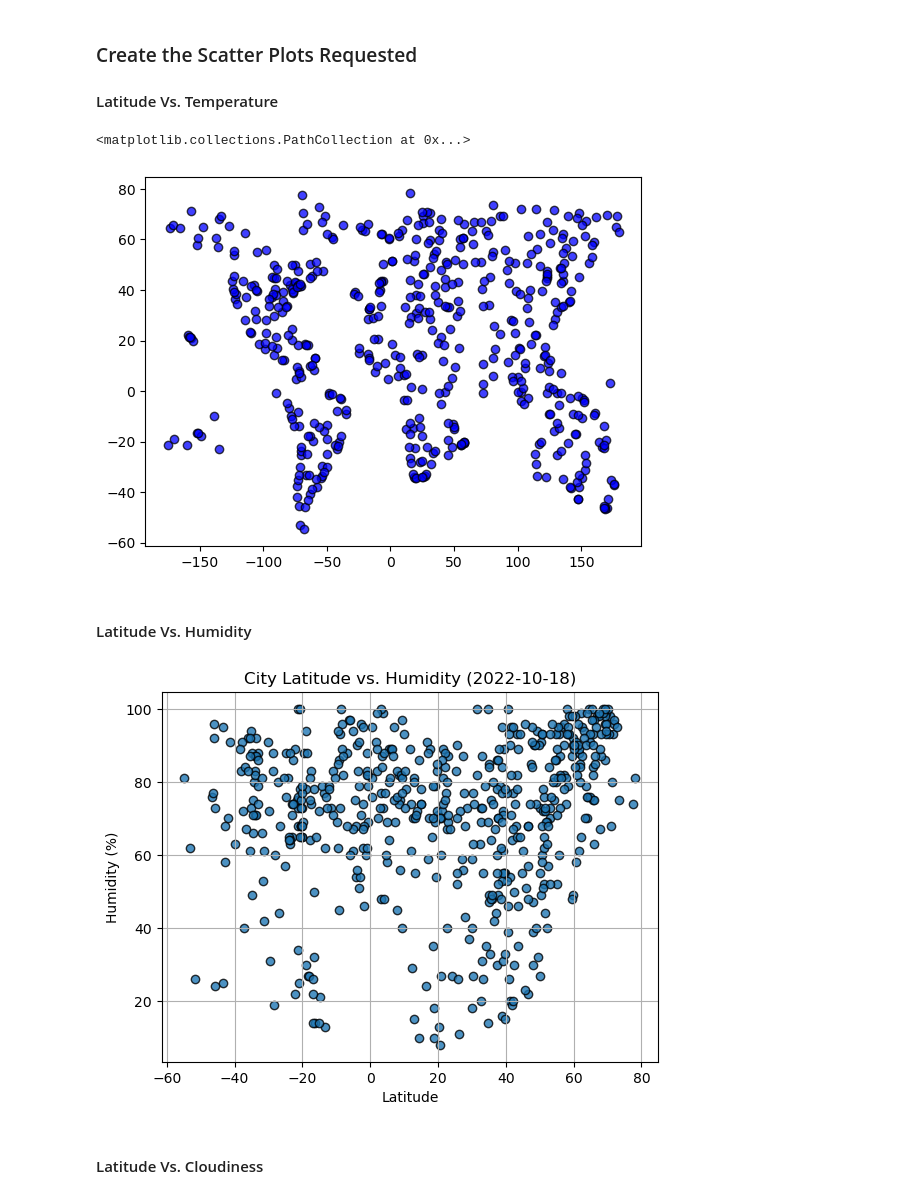
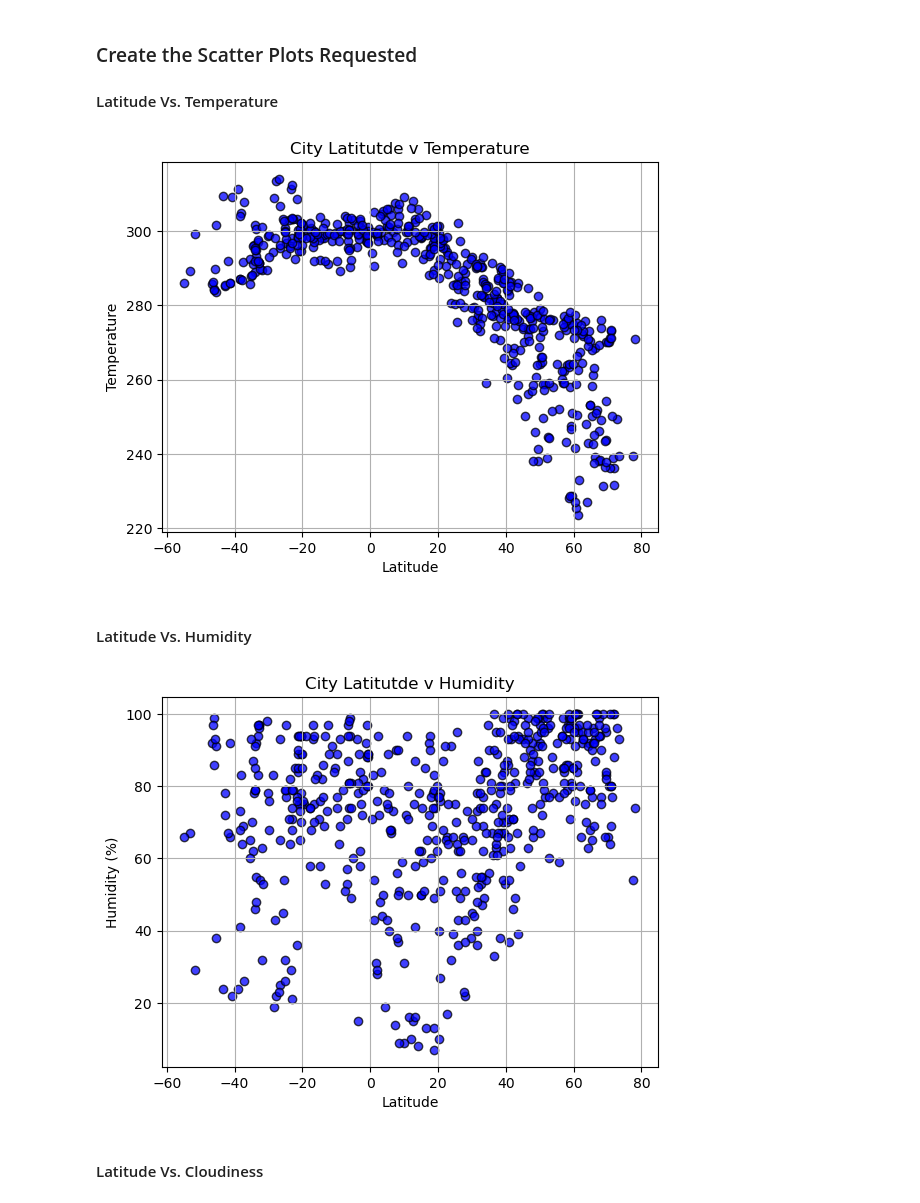
Before and after one commit to lilphonsdale/python-api-challenge, a Jupyter notebook: WeatherPy/WeatherPy.ipynb, the cells around one changed output. Saved outputs shown, nothing was run; the diff lists cells and outputs as text; code cells hidden in the pictures.

```diff
--- a/WeatherPy/WeatherPy.ipynb
+++ b/WeatherPy/WeatherPy.ipynb
@@ -217,40 +220,46 @@ city_data_df.head()
 #### Latitude Vs. Temperature
 # %%
 # Build scatter plot for latitude vs. temperature
-y_axis = city_data_df["Lat"]
-x_axis = city_data_df["Max Temp"]
+x_axis = city_data_df["Lat"]
+temp = city_data_df["Max Temp"]
 
-plt.scatter(x_axis,y_axis, marker="o", facecolors="blue", edgecolors="black", alpha=0.75)
+plt.scatter(x_axis,temp, marker="o", facecolors="blue", edgecolors="black", alpha=0.75)
 
 # Incorporate the other graph properties
 plt.title("City Latitutde v Temperature")
 plt.xlabel("Latitude")
-plt.ylabel("Sales (Dollars)")
+plt.ylabel("Temperature")
+plt.grid()
 
 # Save the figure
-# plt.savefig("output_data/Fig1.png")
+plt.savefig("../output_data/Fig1.png")
 
 # # Show plot
-# plt.show()
+plt.show()
 # %% [output]
-<matplotlib.collections.PathCollection at 0x...>
-[figure, old version]
+[figure, new version]
 # %% [markdown]
 #### Latitude Vs. Humidity
 # %%
 # Build the scatter plots for latitude vs. humidity
-# YOUR CODE HERE
+x_axis = city_data_df["Lat"]
+humid = city_data_df["Humidity"]
+
+plt.scatter(x_axis,humid, marker="o", facecolors="blue", edgecolors="black", alpha=0.75)
 
 # Incorporate the other graph properties
-# YOUR CODE HERE
+plt.title("City Latitutde v Humidity")
+plt.xlabel("Latitude")
+plt.ylabel("Humidity (%)")
+plt.grid()
 
 # Save the figure
-plt.savefig("output_data/Fig2.png")
+plt.savefig("../output_data/Fig2.png")
 
 # Show plot
 plt.show()
 # %% [output]
-[figure, old version]
+[figure, new version]
 # %% [markdown]
 #### Latitude Vs. Cloudiness
 # %%
```
Also changed, not shown: parts of 15 cells of this notebook, 6 other files.
